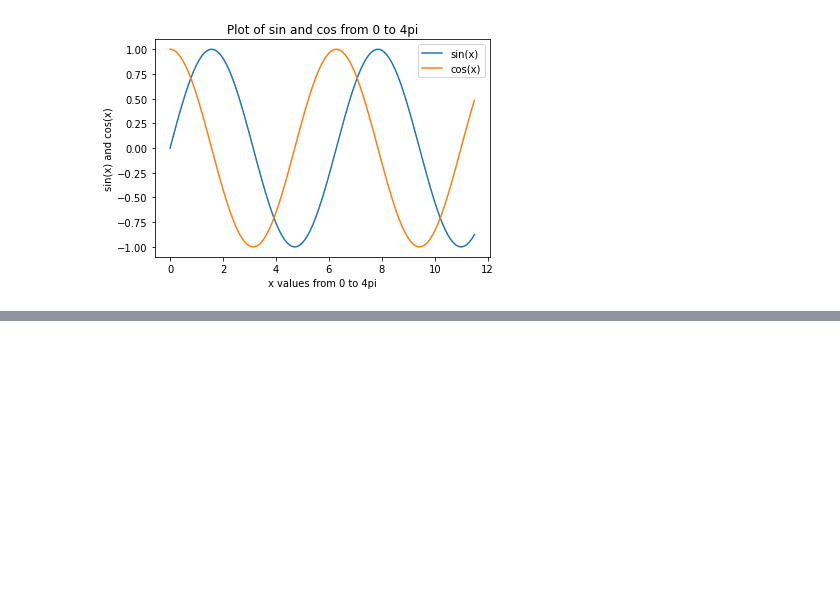
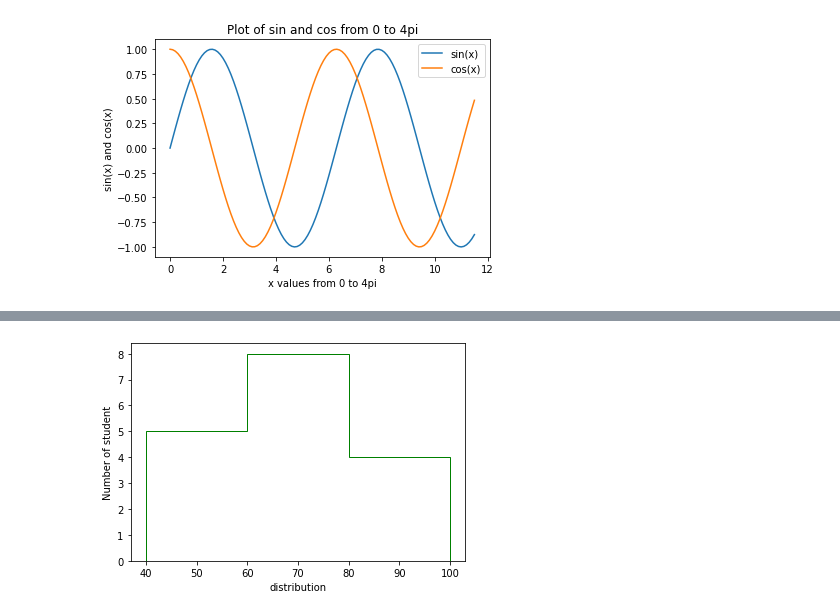
Before and after one commit to sy07/Machine-Learning-with-Python, a Jupyter notebook: Assignment_Task_6_GoEdu.ipynb, the cells around one changed output, grey strips where cells are left out. Cells and saved outputs as stored; diff of their text form; code cells hidden in the pictures; blank space fills up the shorter version.

```diff
--- a/Assignment_Task_6_GoEdu.ipynb
+++ b/Assignment_Task_6_GoEdu.ipynb
@@ -68,0 +132,10 @@ plt.show()
+# %%
+marks = [ 61,86,42,46,73,95,65,78,53,92,55,69,70,49,72,86,64]
+dis = [40,60,80,100]
+plt.hist(marks,dis,histtype='step',color="g")
+
+plt.ylabel("Number of student")
+plt.xlabel("distribution")
+plt.show()
+# %% [output]
+[figure, added]
```
Also changed, not shown: parts of 13 cells of this notebook.
